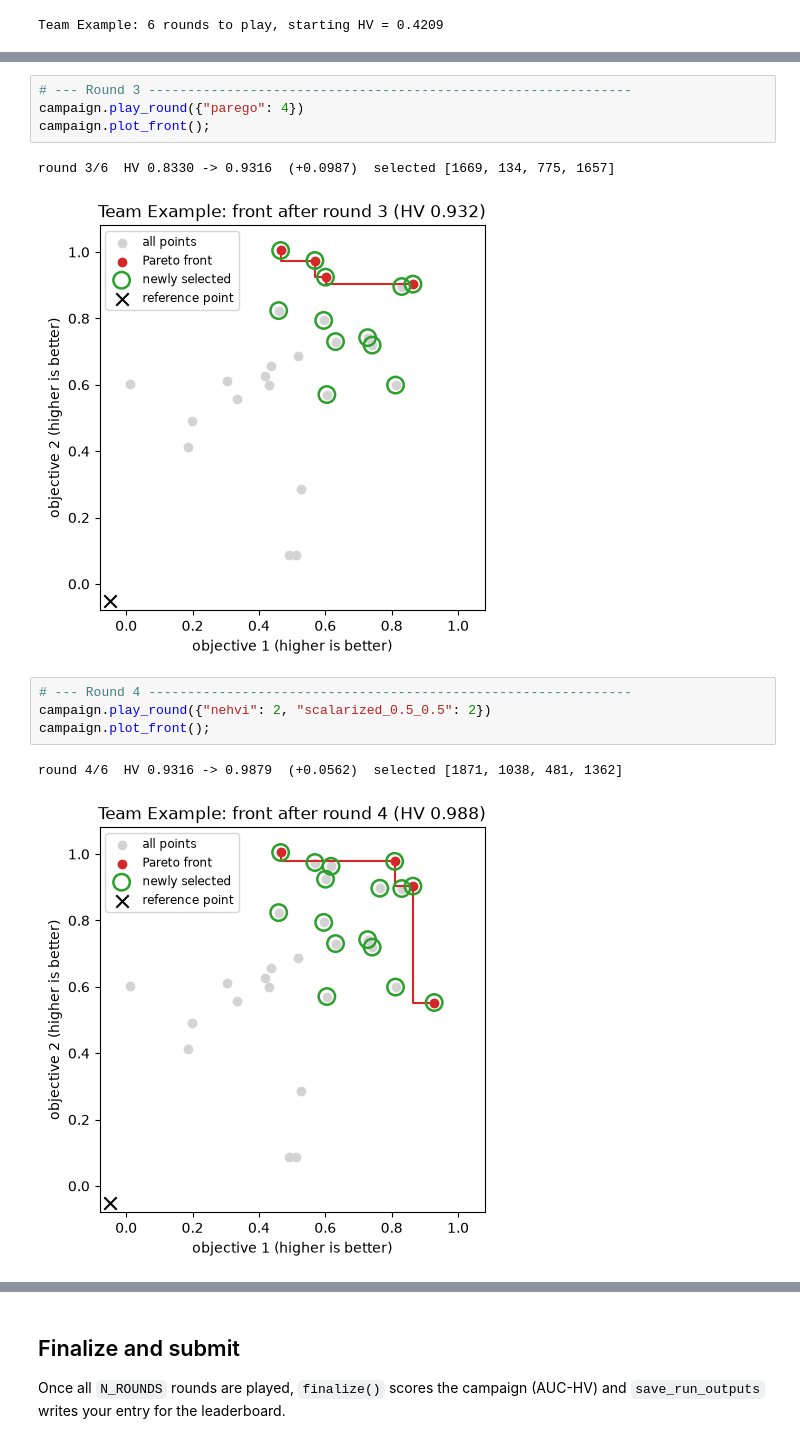
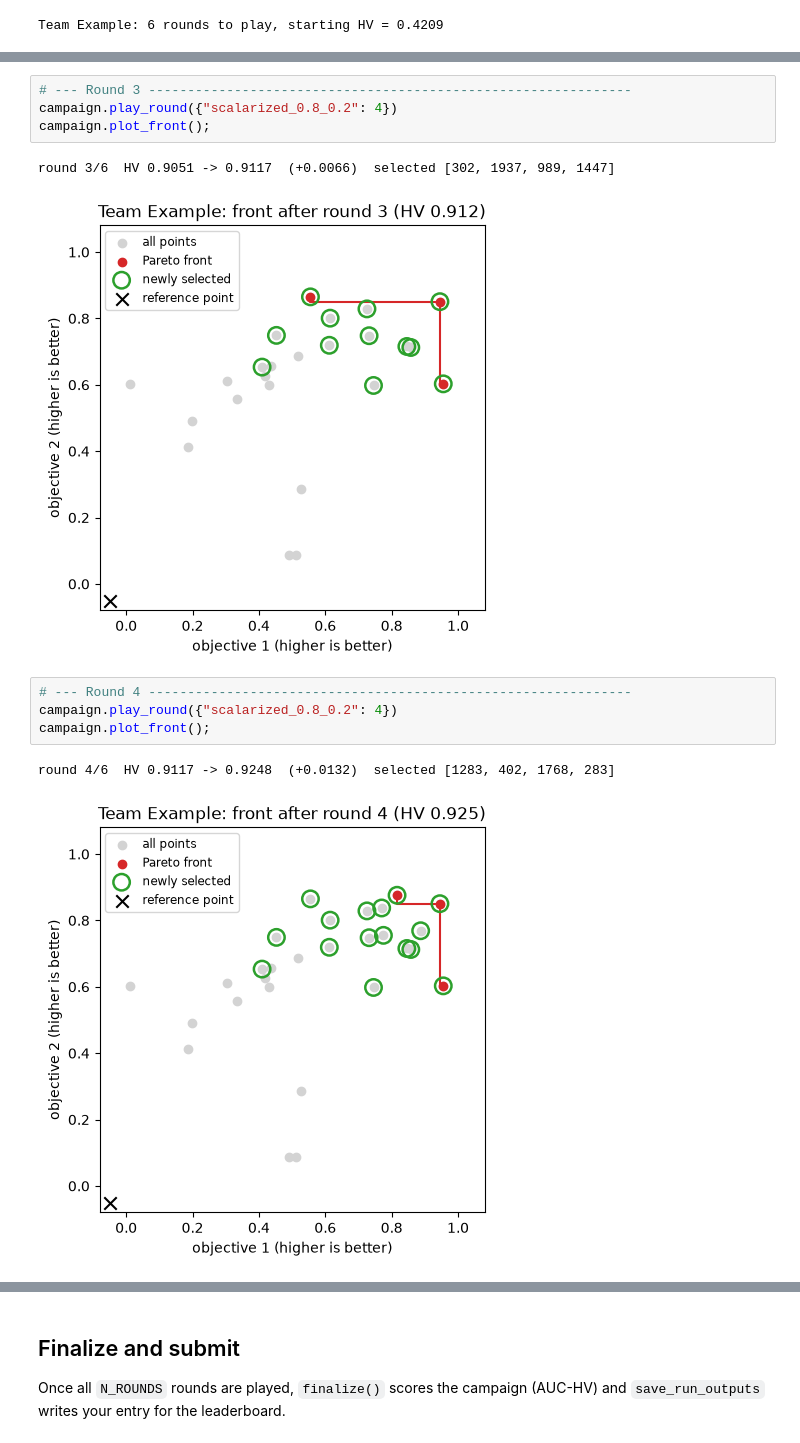
Before and after one commit to jiwoncpark/multi-objective-reasoning-lab, a Jupyter notebook: notebooks/03_competition.ipynb, the cells around one changed output, grey strips where cells are left out. Saved outputs shown, nothing was run; the diff lists cells and outputs as text.

```diff
--- a/notebooks/03_competition.ipynb
+++ b/notebooks/03_competition.ipynb
@@ -99,16 +104,16 @@ round 2/6  HV 0.6573 -> 0.8330  (+0.1757)  selected [86, 546, 431, 1803]
 # %%
 # --- Round 3 --------------------------------------------------------------
-campaign.play_round({"parego": 4})
+campaign.play_round({"scalarized_0.8_0.2": 4})
 campaign.plot_front();
 # %% [output]
-round 3/6  HV 0.8330 -> 0.9316  (+0.0987)  selected [1669, 134, 775, 1657]
+round 3/6  HV 0.9051 -> 0.9117  (+0.0066)  selected [302, 1937, 989, 1447]
-[figure, old version]
+[figure, new version]
 # %%
 # --- Round 4 --------------------------------------------------------------
-campaign.play_round({"nehvi": 2, "scalarized_0.5_0.5": 2})
+campaign.play_round({"scalarized_0.8_0.2": 4})
 campaign.plot_front();
 # %% [output]
-round 4/6  HV 0.9316 -> 0.9879  (+0.0562)  selected [1871, 1038, 481, 1362]
+round 4/6  HV 0.9117 -> 0.9248  (+0.0132)  selected [1283, 402, 1768, 283]
-[figure, old version]
+[figure, new version]
 # %%
 # --- Round 5 --------------------------------------------------------------
```
Also changed, not shown: parts of 10 cells of this notebook, 1 other file.
